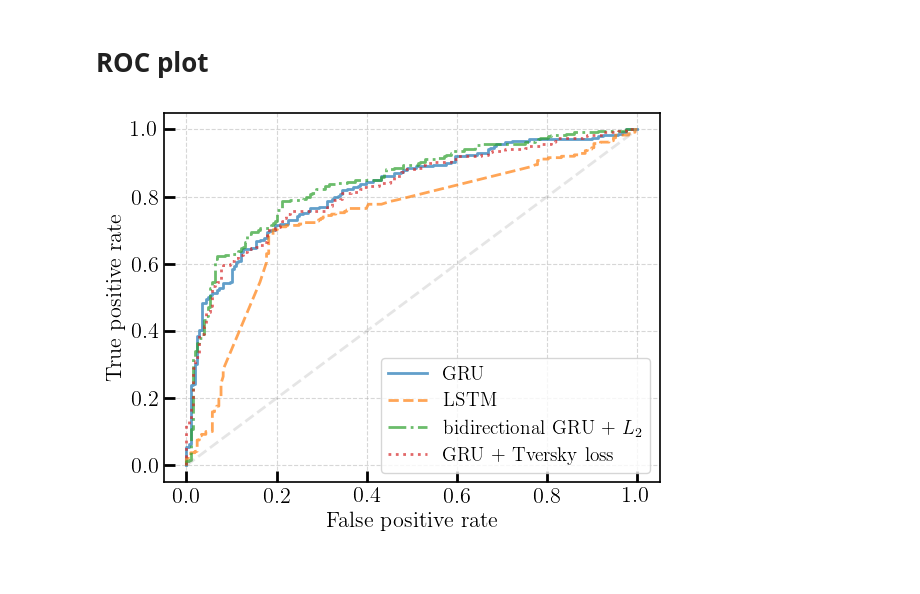
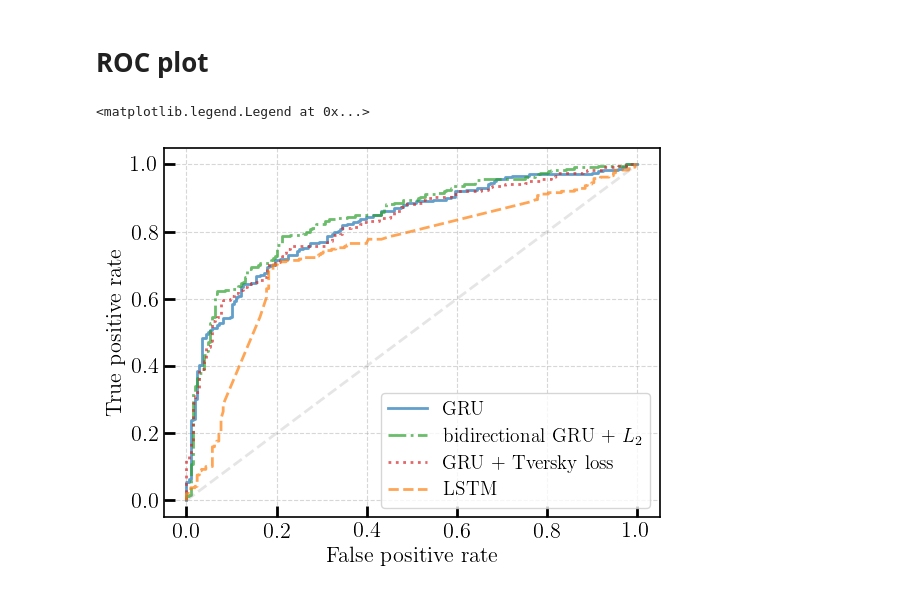
Before and after one commit to semtim/RB_ZTF, a Jupyter notebook: notebooks/validate_models.ipynb, the cells around one changed output. Drawn from its saved outputs; the diff is of its cells as text; code cells hidden in the pictures.

```diff
--- a/notebooks/validate_models.ipynb
+++ b/notebooks/validate_models.ipynb
@@ -136,19 +136,22 @@ def presets_fig(ax):
     ax.tick_params(axis='both', direction='in', which='major',  length=8, width=2)
     ax.tick_params(axis='both', direction='in', which='minor',  length=5, width=1.5)
 # %%
-labels = ['GRU', 'LSTM', r'bidirectional GRU $+~L_2$', r'GRU $+$ Tversky loss']
-lss = ['-', '--', '-.', ':']
+labels = ['GRU', r'bidirectional GRU $+~L_2$', r'GRU $+$ Tversky loss',  'LSTM']
+lss = ['-', '-.', ':', '--']
+cols = [u'#1f77b4', u'#2ca02c', u'#d62728', u'#ff7f0e']
+
 fig, ax = plt.subplots()
 presets_fig(ax)
 ax.grid('on', linestyle='--', alpha=0.5)
 
 for i in range(4):
-    plt.plot(fprs[i], tprs[i], label=labels[i], alpha=0.7, ls=lss[i])
+    plt.plot(fprs[i], tprs[i], label=labels[i], alpha=0.7, ls=lss[i], c=cols[i])
 
 plt.plot([0, 1], [0, 1], ls='--', alpha=0.2, c='gray')
 plt.ylabel('True positive rate')
 plt.xlabel('False positive rate')
 plt.legend(fontsize=14)
 #plt.savefig('visualizations/roc.pdf', dpi=400, format='pdf')
 # %% [output]
+<matplotlib.legend.Legend at 0x...>
-[figure, old version]
+[figure, new version]
```
Also changed, not shown: 22 other files.
